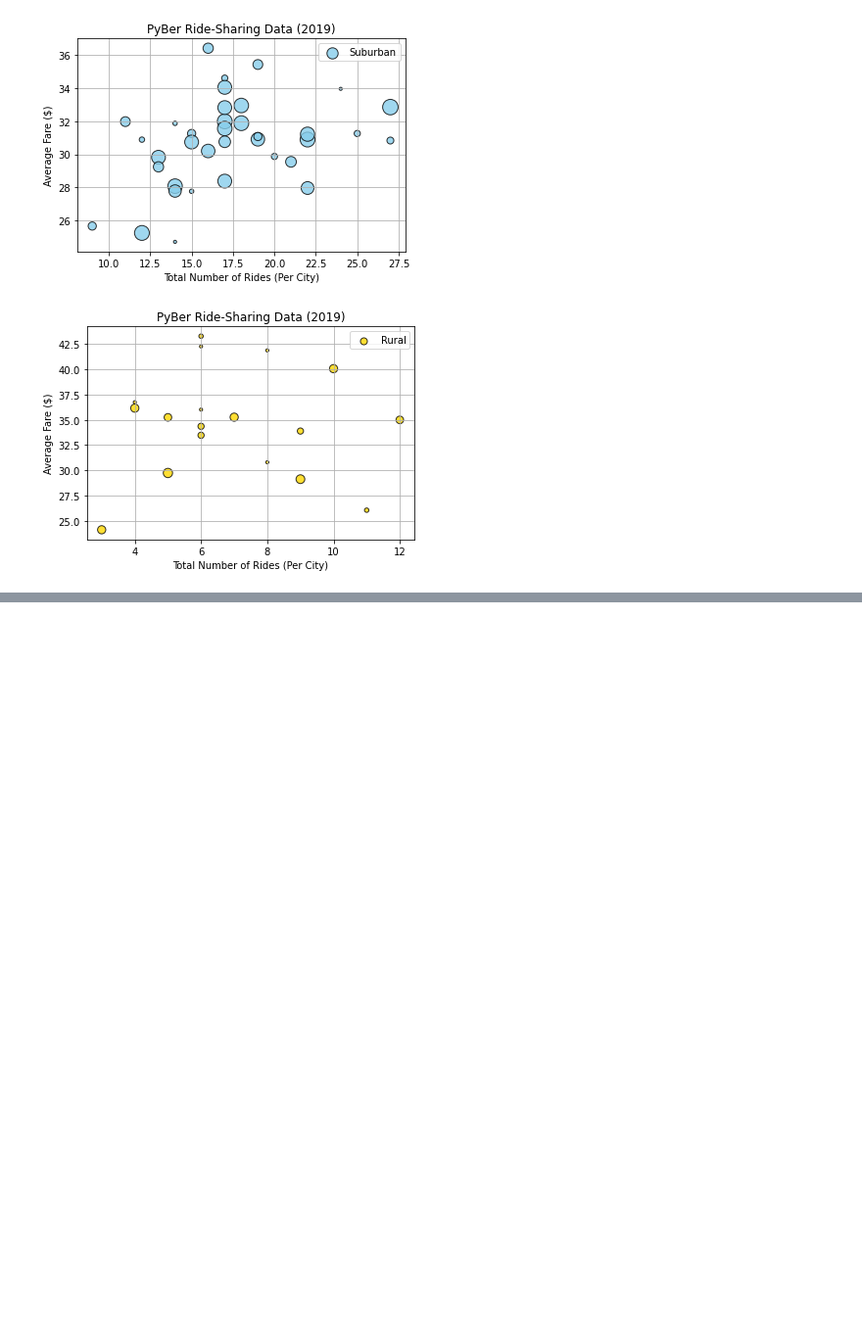
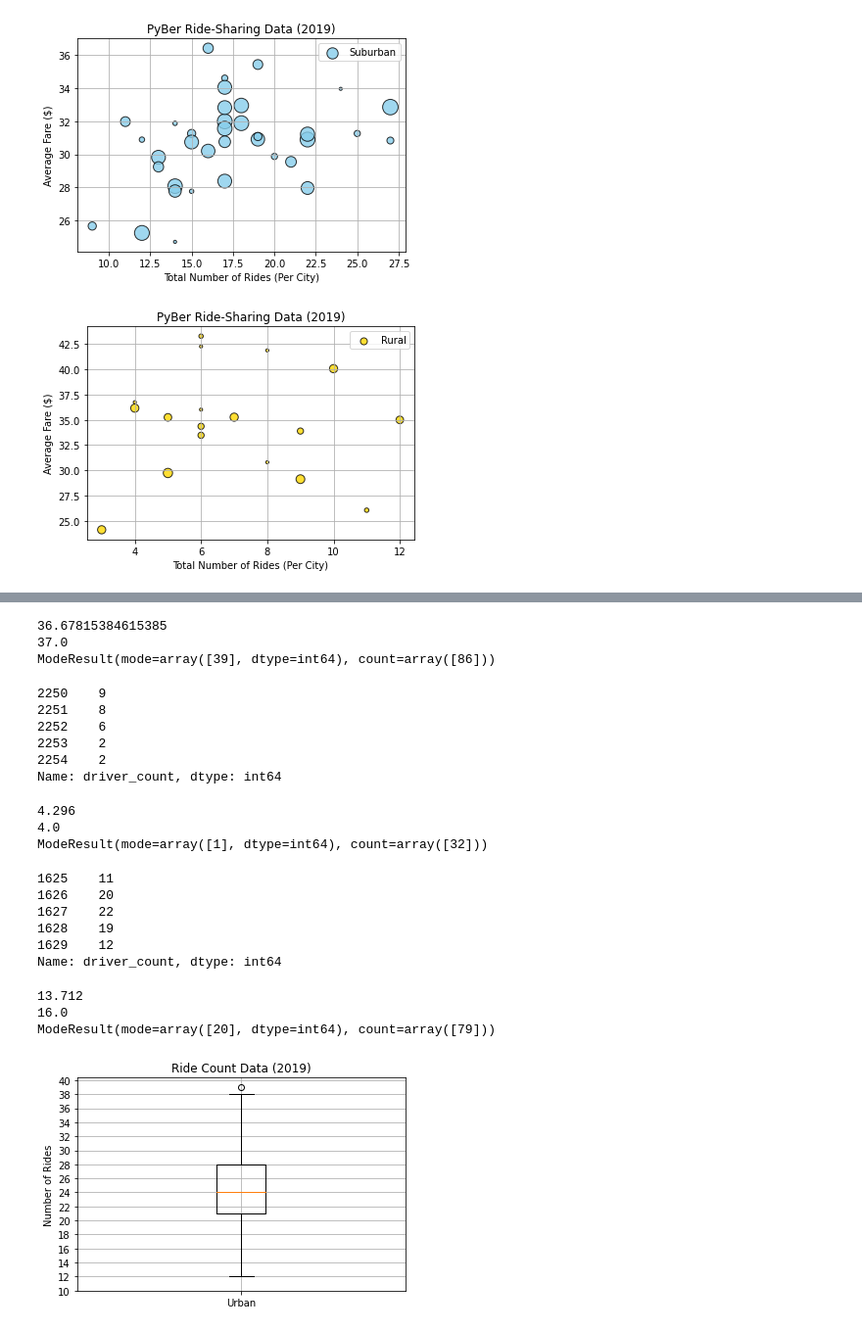
Before and after one commit to Gerry84/PyBer_Analysis, a Jupyter notebook: PyBer.ipynb, the cells around one changed output, grey strips where cells are left out. Shown at 98% size. Cells and saved outputs as stored; diff of their text form; code cells hidden in the pictures; blank space fills up the shorter version.

```diff
--- a/PyBer.ipynb
+++ b/PyBer.ipynb
@@ -290,0 +440,64 @@ plt.show()
+# %%
+mean_urban_drivers = np.mean(urban_drivers)
+print(mean_urban_drivers)
+median_urban_drivers = np.median(urban_drivers)
+print(median_urban_drivers)
+mode_urban_drivers = sts.mode(urban_drivers)
+print(mode_urban_drivers)
+# %% [output]
+36.67815384615385
+37.0
+ModeResult(mode=array([39], dtype=int64), count=array([86]))
+# %%
+rural_drivers = rural_cities_df['driver_count']
+rural_drivers.head()
+# %% [output]
+2250    9
+2251    8
+2252    6
+2253    2
+2254    2
+Name: driver_count, dtype: int64
+# %%
+mean_rural_drivers = np.mean(rural_drivers)
+print(mean_rural_drivers)
+median_rural_drivers = np.median(rural_drivers)
+print(median_rural_drivers)
+mode_rural_drivers = sts.mode(rural_drivers)
+print(mode_rural_drivers)
+# %% [output]
+4.296
+4.0
+ModeResult(mode=array([1], dtype=int64), count=array([32]))
+# %%
+suburban_drivers = suburban_cities_df['driver_count']
+suburban_drivers.head()
+# %% [output]
+1625    11
+1626    20
+1627    22
+1628    19
+1629    12
+Name: driver_count, dtype: int64
+# %%
+mean_suburban_drivers = np.mean(suburban_drivers)
+print(mean_suburban_drivers)
+median_suburban_drivers = np.median(suburban_drivers)
+print(median_suburban_drivers)
+mode_suburban_drivers = sts.mode(suburban_drivers)
+print(mode_suburban_drivers)
+# %% [output]
+13.712
+16.0
+ModeResult(mode=array([20], dtype=int64), count=array([79]))
+# %%
+x_labels = ["Urban"]
+fig, ax = plt.subplots()
+ax.boxplot(urban_ride_count, labels=x_labels)
+ax.set_title('Ride Count Data (2019)')
+ax.set_ylabel('Number of Rides')
+ax.set_yticks(np.arange(10, 41, step=2.0))
+ax.grid()
+plt.show()
+# %% [output]
+[figure, added]
```
Also changed, not shown: parts of 30 cells of this notebook.
